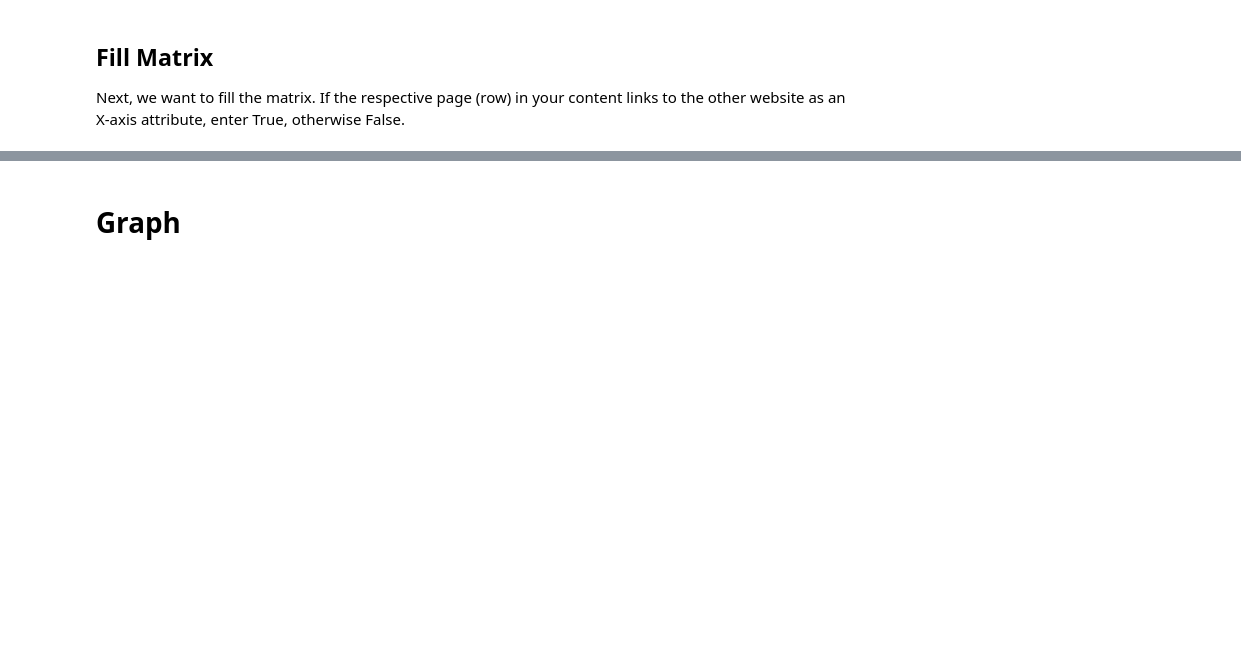
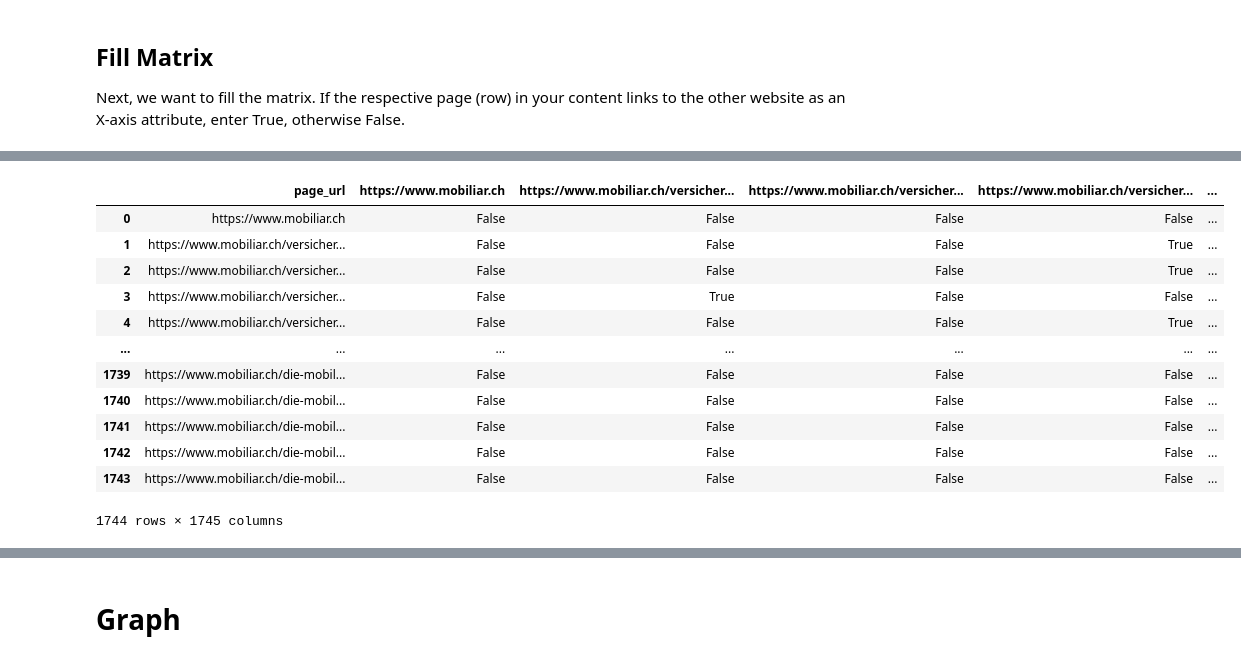
Before and after one commit to rmnrth4/wbth-project, a Jupyter notebook: graph_network/graph-building.ipynb, the cells around one changed output, grey strips where cells are left out. Saved outputs shown, nothing was run; the diff lists cells and outputs as text; code cells hidden in the pictures; blank space fills up the shorter version.

```diff
--- a/graph_network/graph-building.ipynb
+++ b/graph_network/graph-building.ipynb
@@ -103,2 +120,18 @@ True                         12
 https://www.mobiliar.ch       1
 Name: count, dtype: int64
+# %%
+matrix
+# %% [output]
+|  | page_url | https://www.mobiliar.ch | https://www.mobiliar.ch/versicher... | https://www.mobiliar.ch/versicher... | https://www.mobiliar.ch/versicher... | ... |
+| 0 | https://www.mobiliar.ch | False | False | False | False | ... |
+| 1 | https://www.mobiliar.ch/versicher... | False | False | False | True | ... |
+| 2 | https://www.mobiliar.ch/versicher... | False | False | False | True | ... |
+| 3 | https://www.mobiliar.ch/versicher... | False | True | False | False | ... |
+| 4 | https://www.mobiliar.ch/versicher... | False | False | False | True | ... |
+| ... | ... | ... | ... | ... | ... | ... |
+| 1739 | https://www.mobiliar.ch/die-mobil... | False | False | False | False | ... |
+| 1740 | https://www.mobiliar.ch/die-mobil... | False | False | False | False | ... |
+| 1741 | https://www.mobiliar.ch/die-mobil... | False | False | False | False | ... |
+| 1742 | https://www.mobiliar.ch/die-mobil... | False | False | False | False | ... |
+| 1743 | https://www.mobiliar.ch/die-mobil... | False | False | False | False | ... |
+1744 rows × 1745 columns
```
Also changed, not shown: parts of 12 cells of this notebook, 2 other files.
